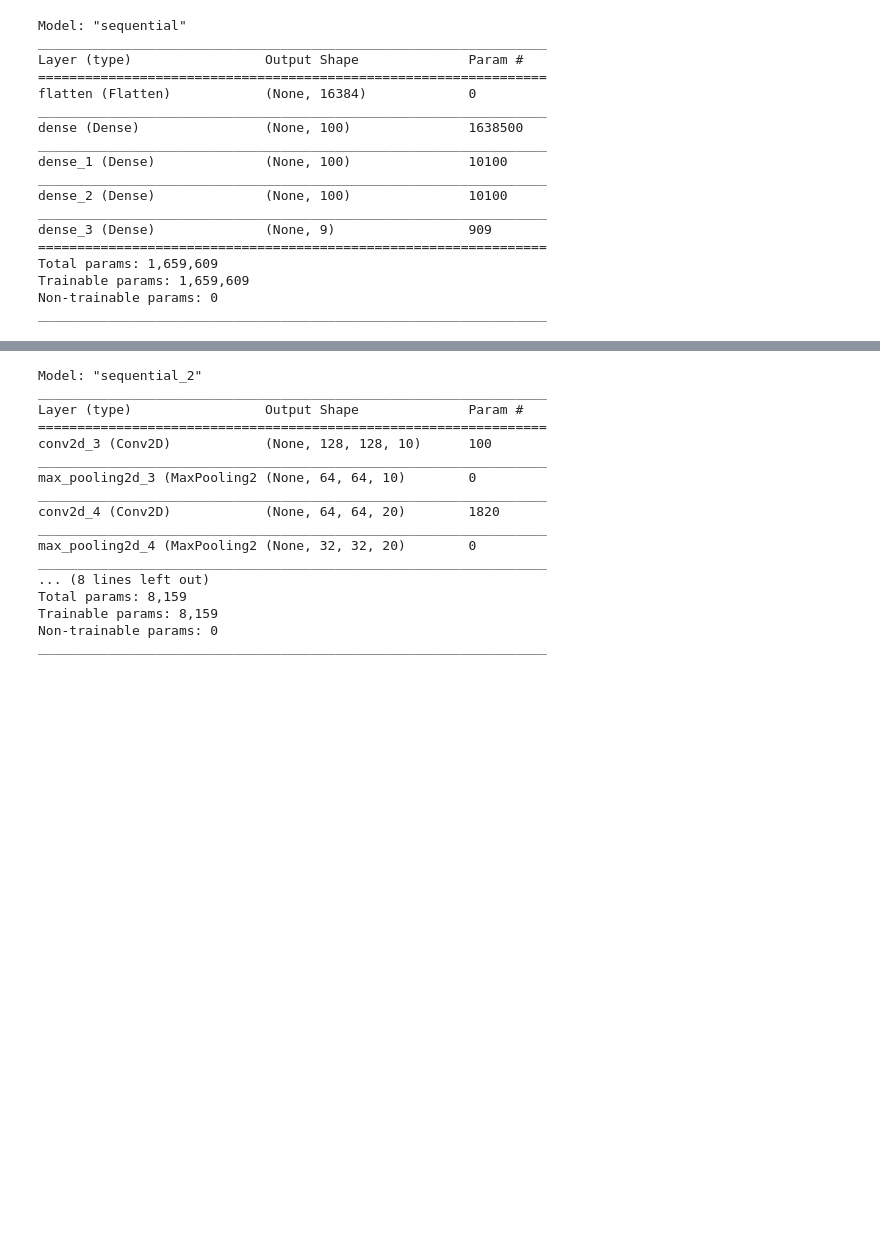
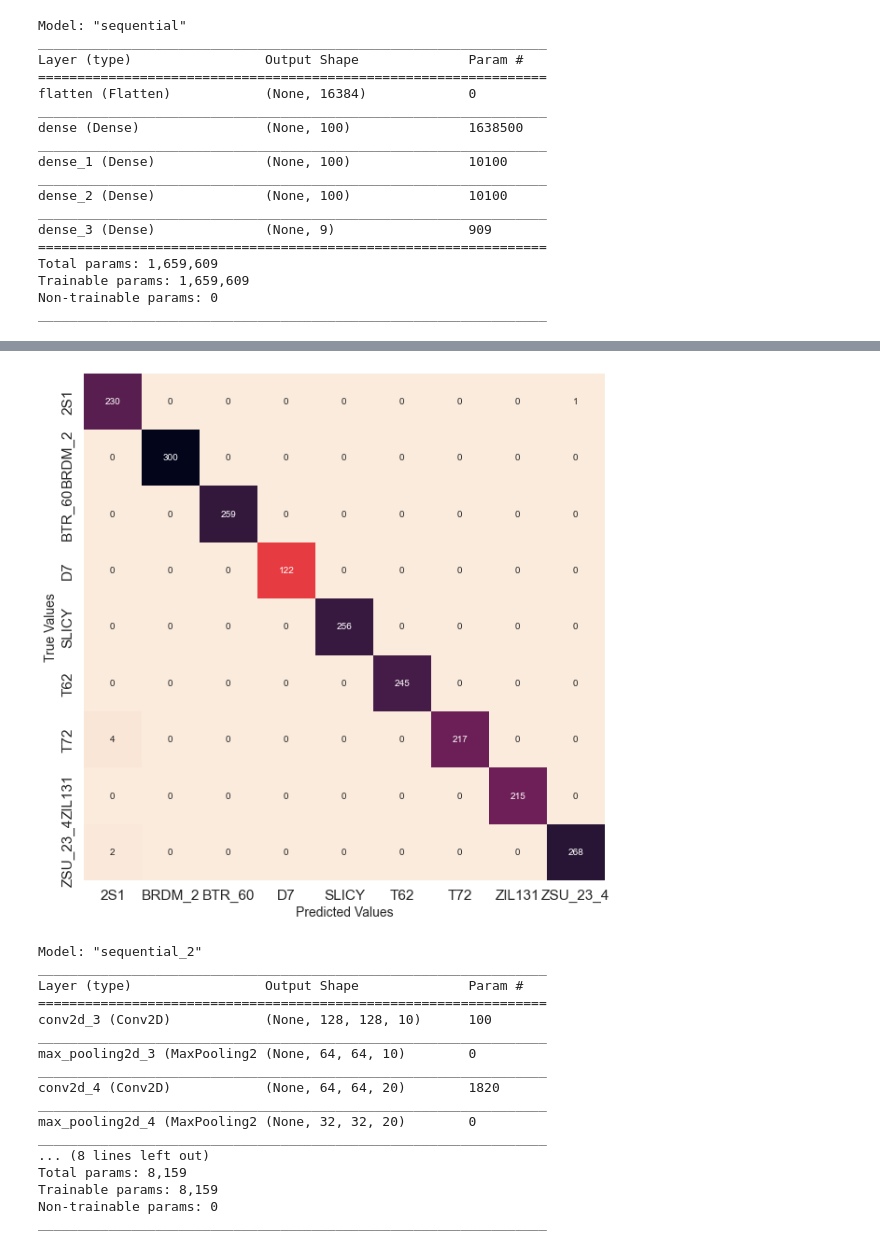
Before and after one commit to VinceDiR/sar_target_recognition_deep_learning, a Jupyter notebook: mvp_script.ipynb, the cells around one changed output, grey strips where cells are left out. Cells and saved outputs as stored; diff of their text form; code cells hidden in the pictures; blank space fills up the shorter version.

```diff
--- a/mvp_script.ipynb
+++ b/mvp_script.ipynb
@@ -193,3 +246,7 @@ Epoch 10/10
+# %%
+plot_cm(model2)
+# %% [output]
+[figure, added]
 # %%
 CNN = Sequential()
 
```
Also changed, not shown: parts of 17 cells of this notebook.
